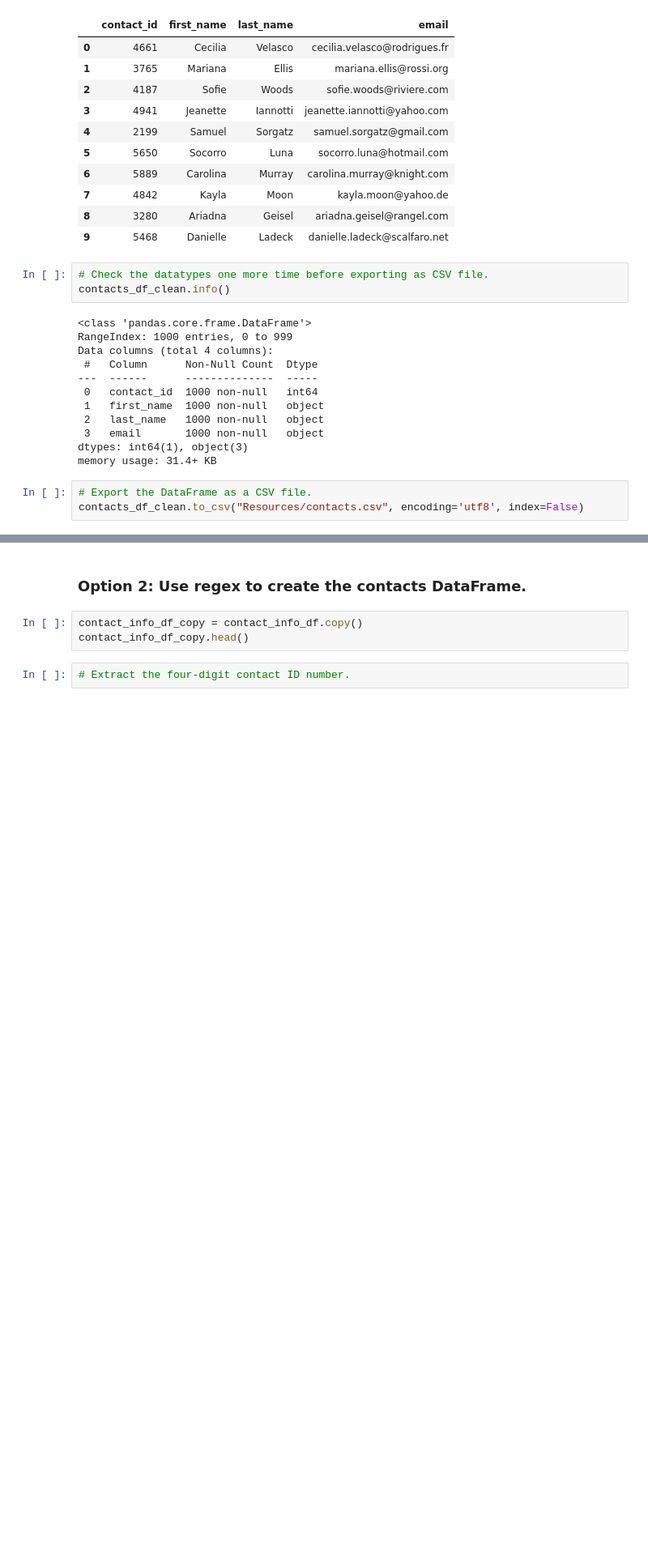
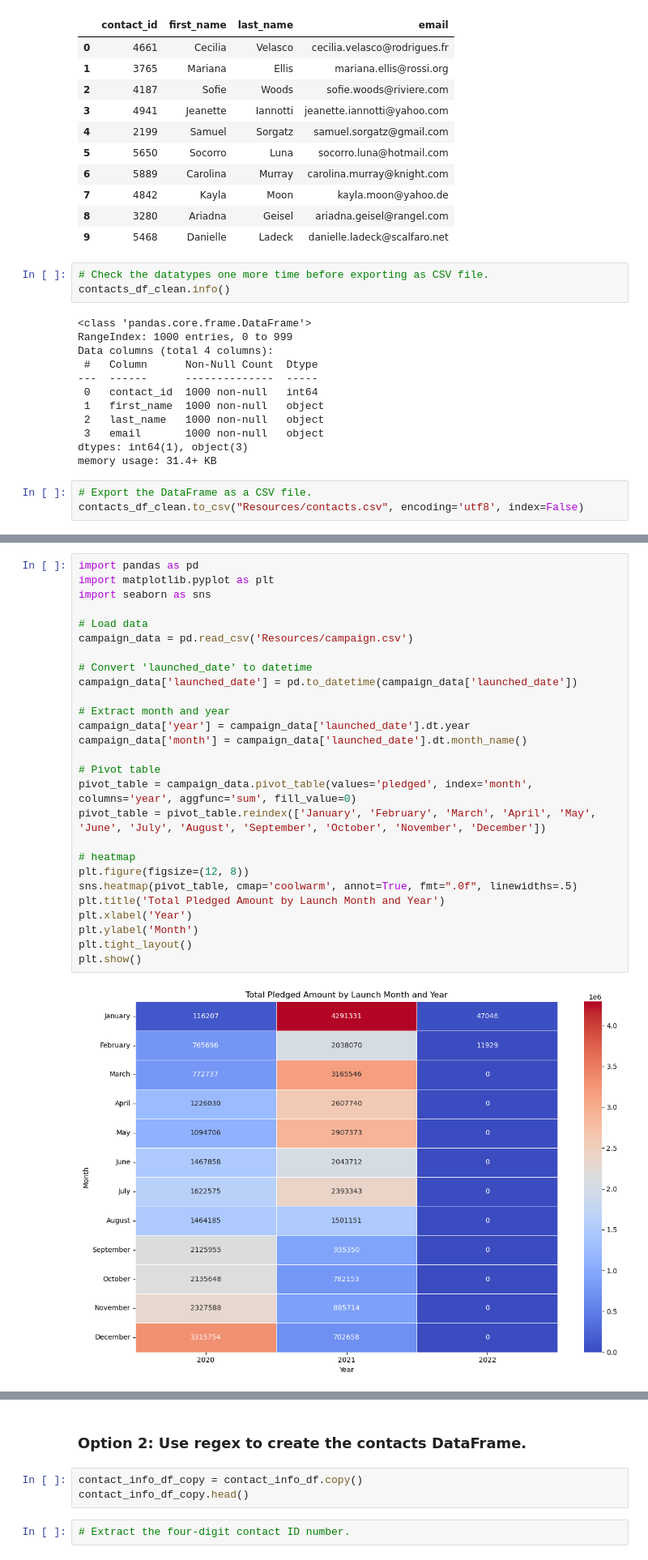
Before and after one commit to agsanchez2022/Crowdfunding_ETL, a Jupyter notebook: ETL_Mini_Project.ipynb, the cells around one changed output, grey strips where cells are left out. Shown at 81% size. Saved outputs shown, nothing was run; the diff lists cells and outputs as text; blank space fills up the shorter version.

```diff
--- a/ETL_Mini_Project.ipynb
+++ b/ETL_Mini_Project.ipynb
@@ -420,0 +465,29 @@ contacts_df_clean.to_csv("Resources/contacts.csv", encoding='utf8', index=False)
+# %%
+import pandas as pd
+import matplotlib.pyplot as plt
+import seaborn as sns
+
+# Load data
+campaign_data = pd.read_csv('Resources/campaign.csv')
+
+# Convert 'launched_date' to datetime
+campaign_data['launched_date'] = pd.to_datetime(campaign_data['launched_date'])
+
+# Extract month and year
+campaign_data['year'] = campaign_data['launched_date'].dt.year
+campaign_data['month'] = campaign_data['launched_date'].dt.month_name()
+
+# Pivot table
+pivot_table = campaign_data.pivot_table(values='pledged', index='month', columns='year', aggfunc='sum', fill_value=0)
+pivot_table = pivot_table.reindex(['January', 'February', 'March', 'April', 'May', 'June', 'July', 'August', 'September', 'October', 'November', 'December'])
+
+# heatmap
+plt.figure(figsize=(12, 8))
+sns.heatmap(pivot_table, cmap='coolwarm', annot=True, fmt=".0f", linewidths=.5)
+plt.title('Total Pledged Amount by Launch Month and Year')
+plt.xlabel('Year')
+plt.ylabel('Month')
+plt.tight_layout()
+plt.show()
+# %% [output]
+[figure, added]
```
Also changed, not shown: parts of 4 cells of this notebook.
